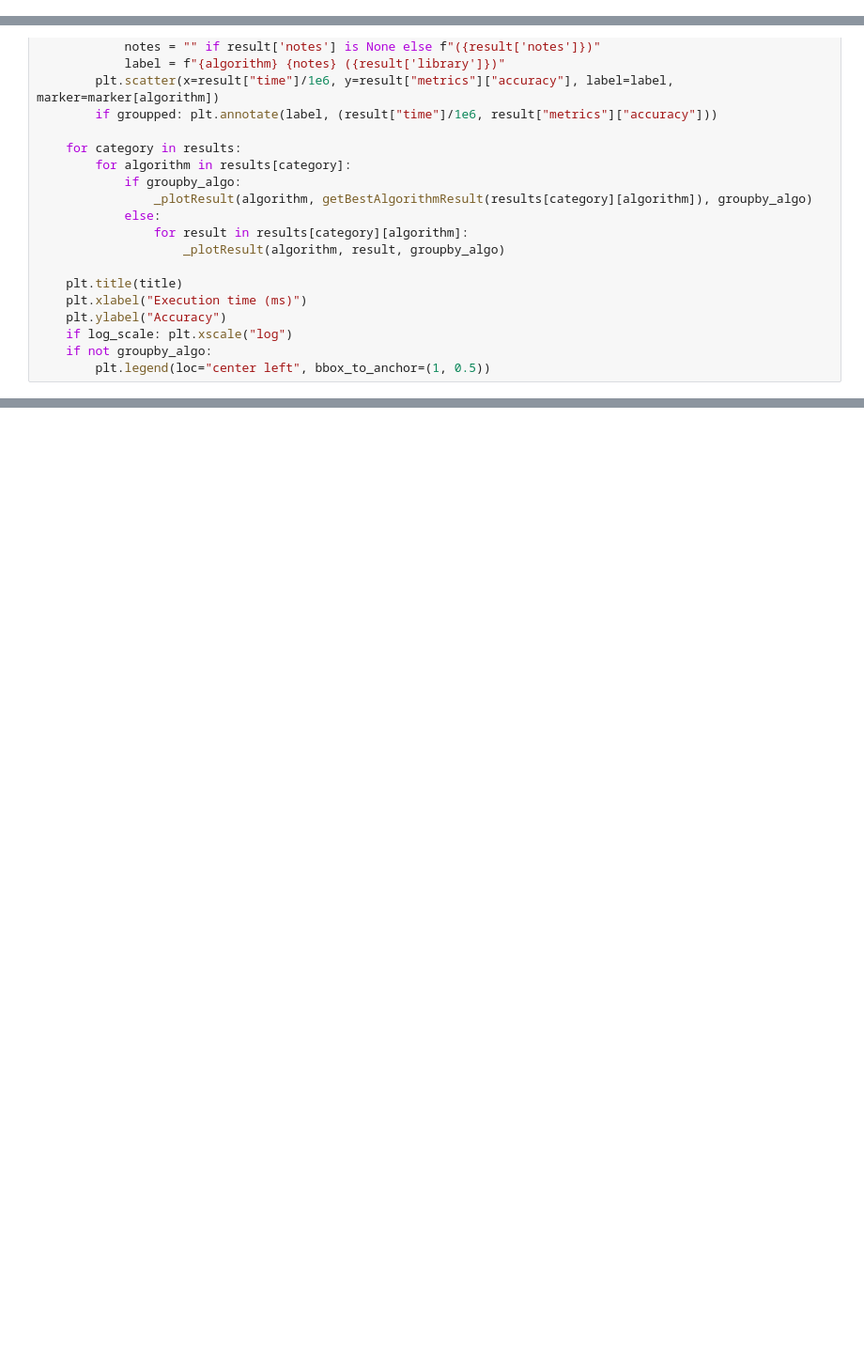
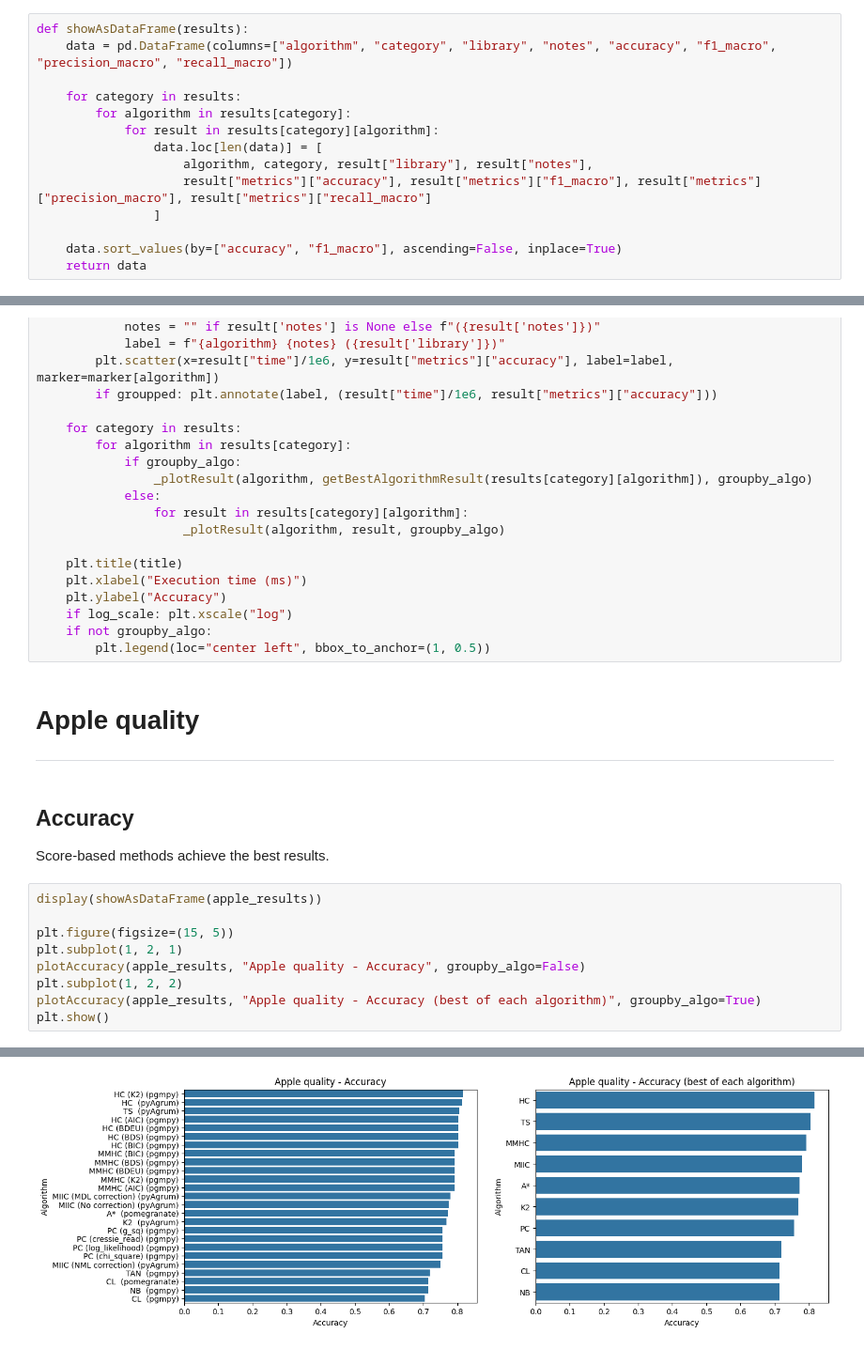
Before and after one commit to NotXia/bn-structure-learning-comparison, a Jupyter notebook: src/plots.ipynb, the cells around one changed output, grey strips where cells are left out. Shown at 94% size. Cells and saved outputs as stored; diff of their text form; blank space fills up the shorter version.

```diff
--- a/src/plots.ipynb
+++ b/src/plots.ipynb
@@ -22,6 +22,20 @@ marker = {
     "NB": "2",
     "TAN": "2",
 }
+# %%
+def showAsDataFrame(results):
+    data = pd.DataFrame(columns=["algorithm", "category", "library", "notes", "accuracy", "f1_macro", "precision_macro", "recall_macro"])
+
+    for category in results:
+        for algorithm in results[category]:
+            for result in results[category][algorithm]:
+                data.loc[len(data)] = [
+                    algorithm, category, result["library"], result["notes"],
+                    result["metrics"]["accuracy"], result["metrics"]["f1_macro"], result["metrics"]["precision_macro"], result["metrics"]["recall_macro"]
+                ]
+
+    data.sort_values(by=["accuracy", "f1_macro"], ascending=False, inplace=True)
+    return data
 # %%
 def getBestAlgorithmResult(results):
     best_result = results[0]
@@ -104,3 +118,20 @@ def plotAccuracyTimeScatter(results, title, groupby_algo=False, log_scale=False)
     if log_scale: plt.xscale("log")
     if not groupby_algo:
         plt.legend(loc="center left", bbox_to_anchor=(1, 0.5))
+# %% [markdown]
+# Apple quality
+---
+# %% [markdown]
+## Accuracy
+
+Score-based methods achieve the best results.
+# %%
+display(showAsDataFrame(apple_results))
+
+plt.figure(figsize=(15, 5))
+plt.subplot(1, 2, 1)
+plotAccuracy(apple_results, "Apple quality - Accuracy", groupby_algo=False)
+plt.subplot(1, 2, 2)
+plotAccuracy(apple_results, "Apple quality - Accuracy (best of each algorithm)", groupby_algo=True)
+plt.show()
+# %% [output]
@@ -106,0 +155 @@ def plotAccuracyTimeScatter(results, title, groupby_algo=False, log_scale=False)
+[figure, added]
```
Also changed, not shown: parts of 18 cells of this notebook.
